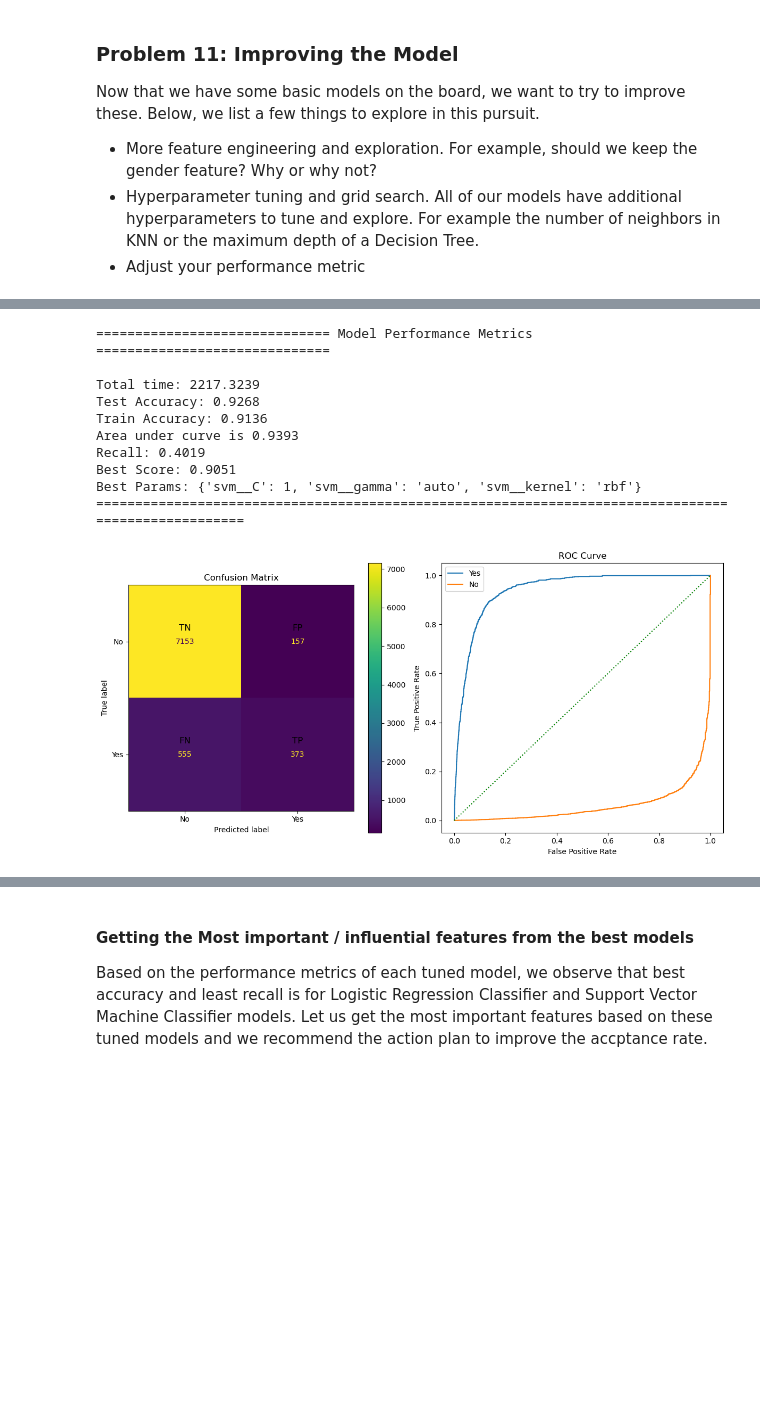
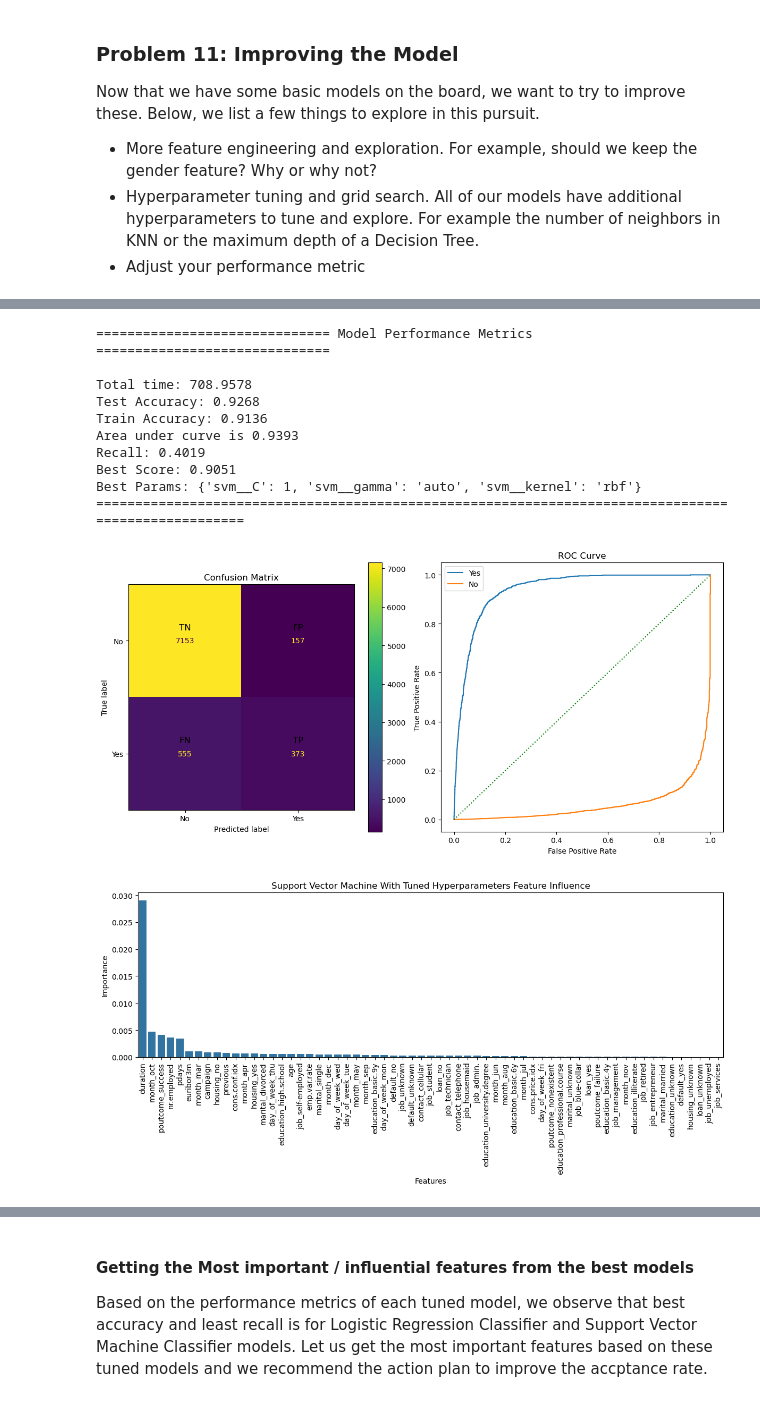
Before and after one commit to nachiketpatil/bank_marketing_analysis, a Jupyter notebook: bank_marketing_analysis.ipynb, the cells around one changed output, grey strips where cells are left out. Cells and saved outputs as stored; diff of their text form; code cells hidden in the pictures; blank space fills up the shorter version.

```diff
--- a/bank_marketing_analysis.ipynb
+++ b/bank_marketing_analysis.ipynb
@@ -809,34 +815,47 @@ Best Params: {'knn__n_neighbors': 19, 'knn__weights': 'uniform'}
 # %%
 # Running Grid search to find best Hyperparameter tuning for Support Vector Machine model
 svm_start_time = time.time()
 svm_param_grid = {
-    'svm__C': [0.1, 1, 5],
-    'svm__kernel': ['linear', 'rbf'],
-    'svm__gamma': ['auto']
+    "svm__C": [0.1, 1, 5],
+    "svm__kernel": ["rbf"],
+    "svm__gamma": ["auto"]
 }
 
-svm_grid = GridSearchCV(svm_pipe, svm_param_grid, cv=5, n_jobs=1, verbose=0, scoring={'accuracy': 'accuracy'}, refit='accuracy')
+svm_grid = GridSearchCV(svm_pipe, svm_param_grid, cv=5, n_jobs=1, verbose=0, scoring={"accuracy": "accuracy"}, refit="accuracy")
 svm_grid.fit(X_train, y_train)
 svm_test_preds = svm_grid.best_estimator_.predict(X_test)
 svm_train_preds = svm_grid.best_estimator_.predict(X_train)
 svm_end_time = time.time()
 svm_time_taken = (svm_end_time - svm_start_time) #seconds
 
 print_perf_metrics(svm_grid.best_estimator_, svm_train_preds, svm_test_preds, svm_time_taken, svm_grid.best_params_, svm_grid.best_score_)
 
 conf_matrix_roc_plot("Support Vector Machine Model with Tuned Hyperparameters", svm_grid.best_estimator_, X_test, y_test)
+
+# plotting the influence of each feature on the target
+svm_result = permutation_importance(svm_grid.best_estimator_, X_test, y_test, n_repeats=3)
+svm_result_df = pd.DataFrame(index=X_test.columns, data=np.abs(svm_result.importances_mean), columns=["Importance"])
+svm_result_df = svm_result_df.sort_values(by="Importance", ascending=False)
+svm_result_df = svm_result_df.reset_index()
+svm_result_df.columns = ["Features", "Importance"]
+plt.figure(figsize=(12, 6))
+plt.title("Support Vector Machine With Tuned Hyperparameters Feature Influence")
+sns.barplot(data=svm_result_df, x="Features", y="Importance")
+plt.xticks(rotation=90);
+plt.savefig("images/svm_tuned_feature_influence.png")
 # %% [output]
 ============================== Model Performance Metrics ==============================
 
-Total time: 2217.3239
+Total time: 708.9578
 Test Accuracy: 0.9268
 Train Accuracy: 0.9136
 Area under curve is 0.9393
 Recall: 0.4019
 Best Score: 0.9051
 Best Params: {'svm__C': 1, 'svm__gamma': 'auto', 'svm__kernel': 'rbf'}
 ====================================================================================================
 [figure]
+[figure, added]
 # %%
 # Performance metrics for models with best hyperparameters
 perf_metrics_df = pd.DataFrame({
```
Also changed, not shown: parts of 27 cells of this notebook.
